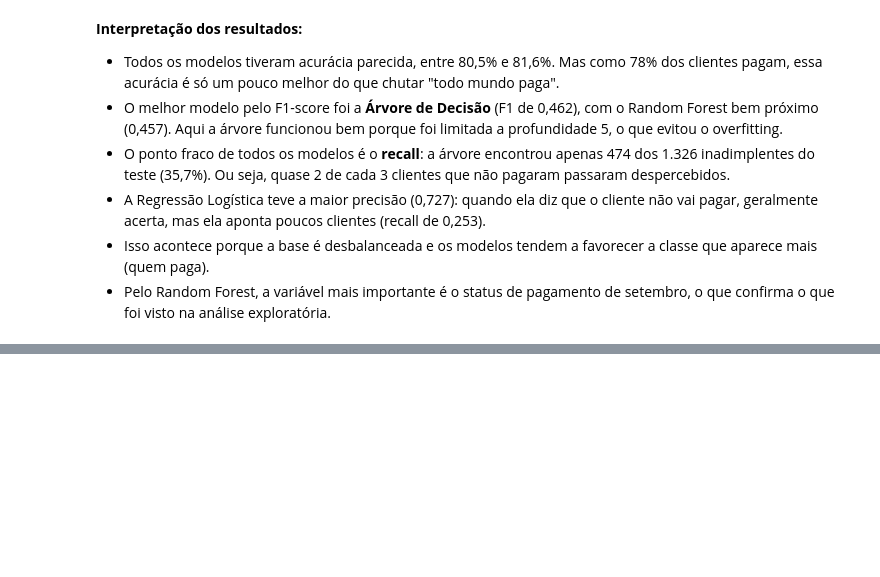
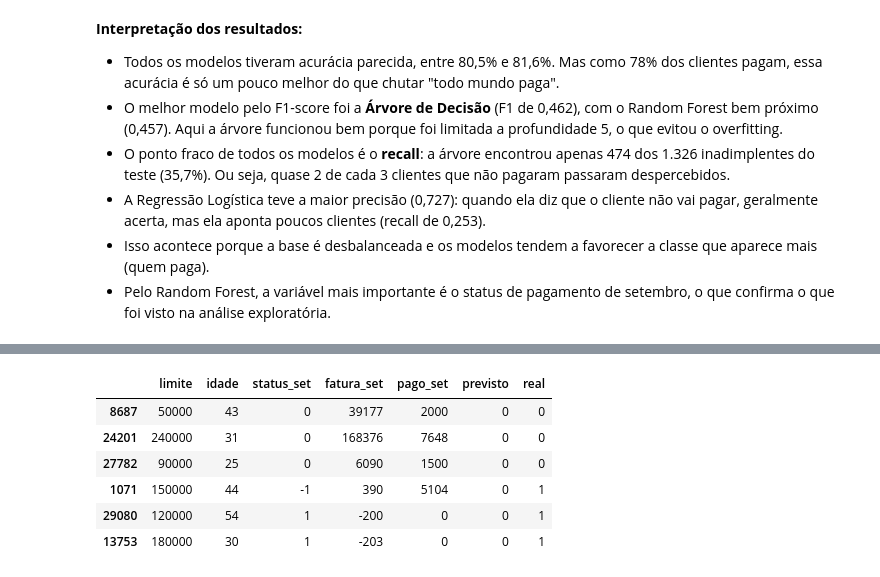
Before and after one commit to JlucasFaria/projeto-ml, a Jupyter notebook: notebooks/02_inadimplencia.ipynb, the cells around one changed output, grey strips where cells are left out. Saved outputs shown, nothing was run; the diff lists cells and outputs as text; code cells hidden in the pictures; blank space fills up the shorter version.

```diff
--- a/notebooks/02_inadimplencia.ipynb
+++ b/notebooks/02_inadimplencia.ipynb
@@ -409,0 +414,20 @@ plt.show()
+# %%
+melhor_modelo = modelos[melhor_nome]
+
+# pegando 3 clientes que pagaram e 3 que nao pagaram
+indices = list(y_teste[y_teste == 0].index[:3]) + list(y_teste[y_teste == 1].index[:3])
+exemplos = X_teste.loc[indices]
+exemplos_pad = scaler.transform(exemplos)
+
+resultado = exemplos[['limite', 'idade', 'status_set', 'fatura_set', 'pago_set']].copy()
+resultado['previsto'] = melhor_modelo.predict(exemplos_pad)
+resultado['real'] = y_teste.loc[indices].values
+resultado
+# %% [output]
+|  | limite | idade | status_set | fatura_set | pago_set | previsto | real |
+| 8687 | 50000 | 43 | 0 | 39177 | 2000 | 0 | 0 |
+| 24201 | 240000 | 31 | 0 | 168376 | 7648 | 0 | 0 |
+| 27782 | 90000 | 25 | 0 | 6090 | 1500 | 0 | 0 |
+| 1071 | 150000 | 44 | -1 | 390 | 5104 | 0 | 1 |
+| 29080 | 120000 | 54 | 1 | -200 | 0 | 0 | 1 |
+| 13753 | 180000 | 30 | 1 | -203 | 0 | 0 | 1 |
```
Also changed, not shown: parts of 2 cells of this notebook.
